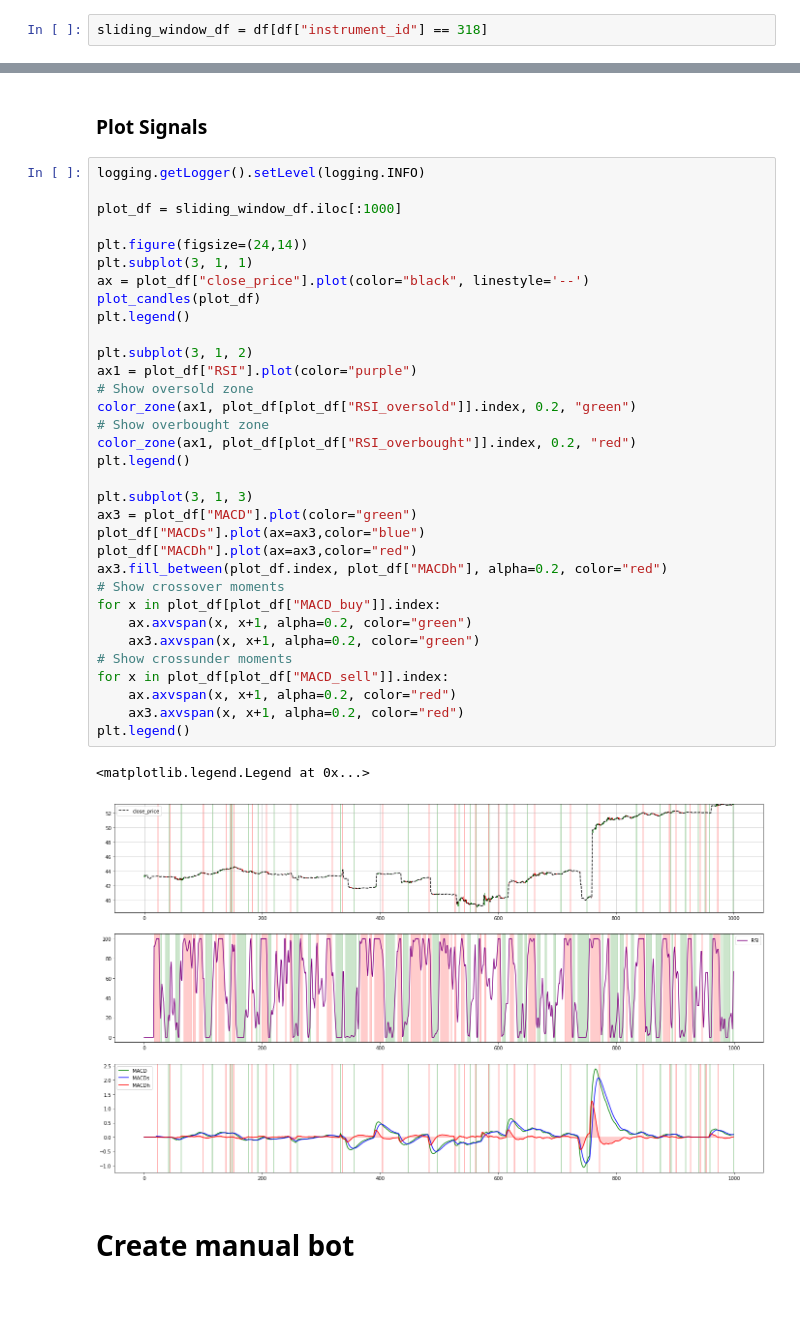
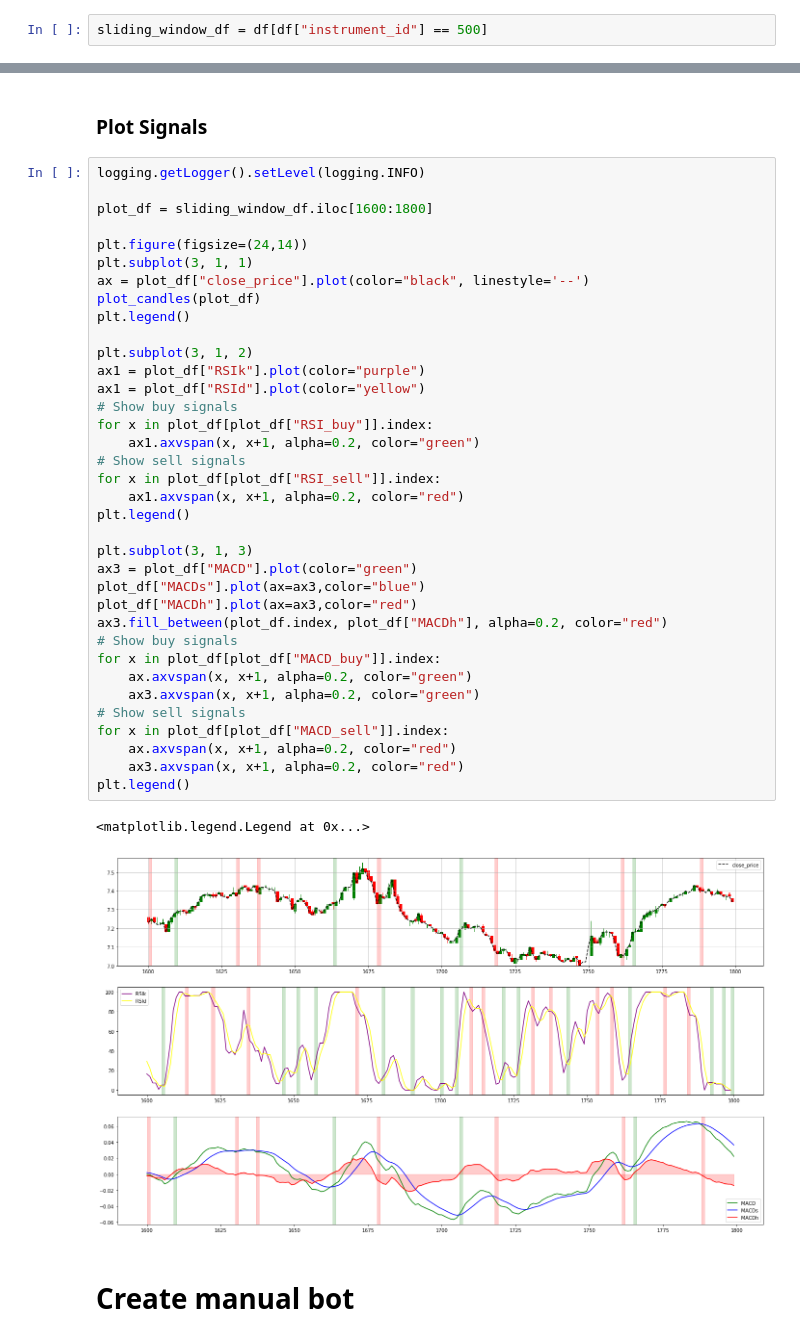
Before and after one commit to crabio/tinkoff-invest-bot, a Jupyter notebook: candles_analyzer/analyze.ipynb, the cells around one changed output, grey strips where cells are left out. Saved outputs shown, nothing was run; the diff lists cells and outputs as text; blank space fills up the shorter version.

```diff
--- a/candles_analyzer/analyze.ipynb
+++ b/candles_analyzer/analyze.ipynb
@@ -39,4 +39,4 @@ df.groupby("instrument_id").count()
 # %% [markdown]
 ### Create dataset with sliding averages
 # %%
-sliding_window_df = df[df["instrument_id"] == 318]
+sliding_window_df = df[df["instrument_id"] == 500]
@@ -146,39 +141,42 @@ def plot_candles(df):
 # %%
 logging.getLogger().setLevel(logging.INFO)
 
-plot_df = sliding_window_df.iloc[:1000]
+plot_df = sliding_window_df.iloc[1600:1800]
 
 plt.figure(figsize=(24,14))
 plt.subplot(3, 1, 1)
 ax = plot_df["close_price"].plot(color="black", linestyle='--')
 plot_candles(plot_df)
 plt.legend()
 
 plt.subplot(3, 1, 2)
-ax1 = plot_df["RSI"].plot(color="purple")
-# Show oversold zone
-color_zone(ax1, plot_df[plot_df["RSI_oversold"]].index, 0.2, "green")
-# Show overbought zone
-color_zone(ax1, plot_df[plot_df["RSI_overbought"]].index, 0.2, "red")
+ax1 = plot_df["RSIk"].plot(color="purple")
+ax1 = plot_df["RSId"].plot(color="yellow")
+# Show buy signals
+for x in plot_df[plot_df["RSI_buy"]].index:
+    ax1.axvspan(x, x+1, alpha=0.2, color="green")
+# Show sell signals
+for x in plot_df[plot_df["RSI_sell"]].index:
+    ax1.axvspan(x, x+1, alpha=0.2, color="red")
 plt.legend()
 
 plt.subplot(3, 1, 3)
 ax3 = plot_df["MACD"].plot(color="green")
 plot_df["MACDs"].plot(ax=ax3,color="blue")
 plot_df["MACDh"].plot(ax=ax3,color="red")
 ax3.fill_between(plot_df.index, plot_df["MACDh"], alpha=0.2, color="red")
-# Show crossover moments
+# Show buy signals
 for x in plot_df[plot_df["MACD_buy"]].index:
     ax.axvspan(x, x+1, alpha=0.2, color="green")
     ax3.axvspan(x, x+1, alpha=0.2, color="green")
-# Show crossunder moments
+# Show sell signals
 for x in plot_df[plot_df["MACD_sell"]].index:
     ax.axvspan(x, x+1, alpha=0.2, color="red")
     ax3.axvspan(x, x+1, alpha=0.2, color="red")
 plt.legend()
 # %% [output]
 <matplotlib.legend.Legend at 0x...>
-[figure, old version]
+[figure, new version]
 # %% [markdown]
 # Create manual bot
 # %%
```
Also changed, not shown: parts of 9 cells of this notebook, 7 other files.
